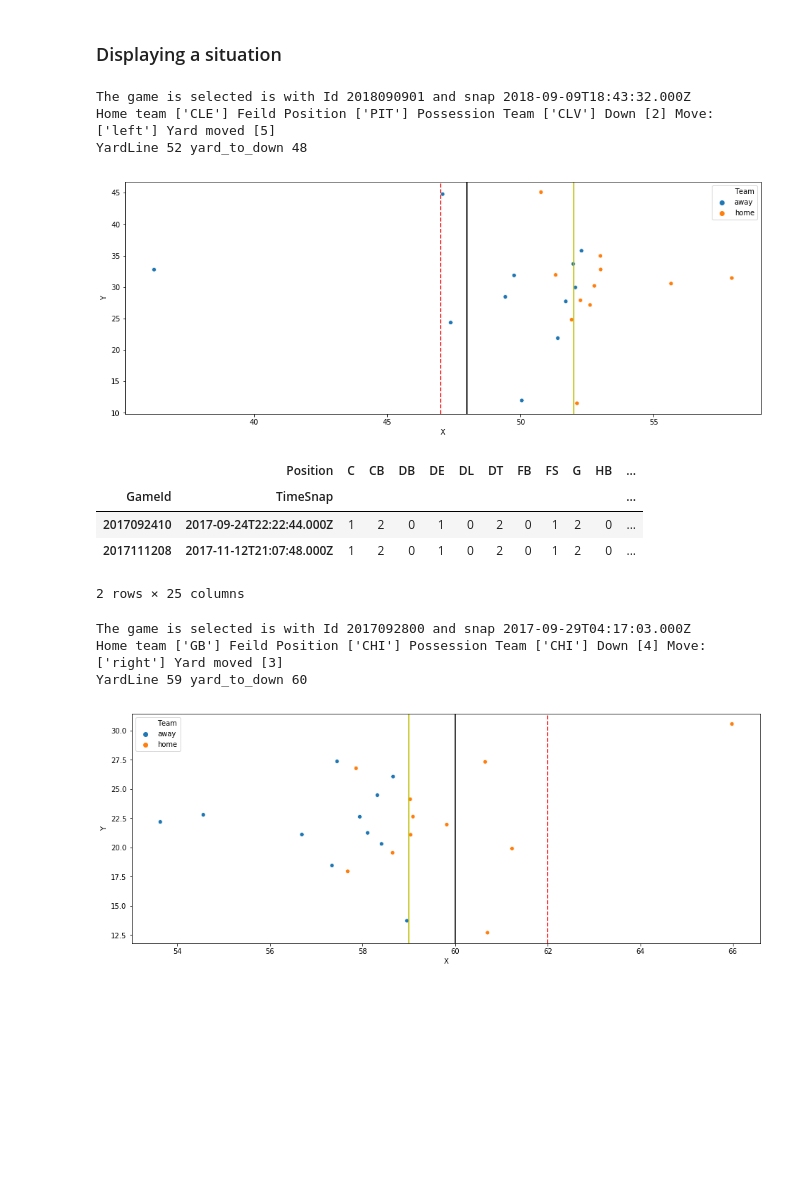
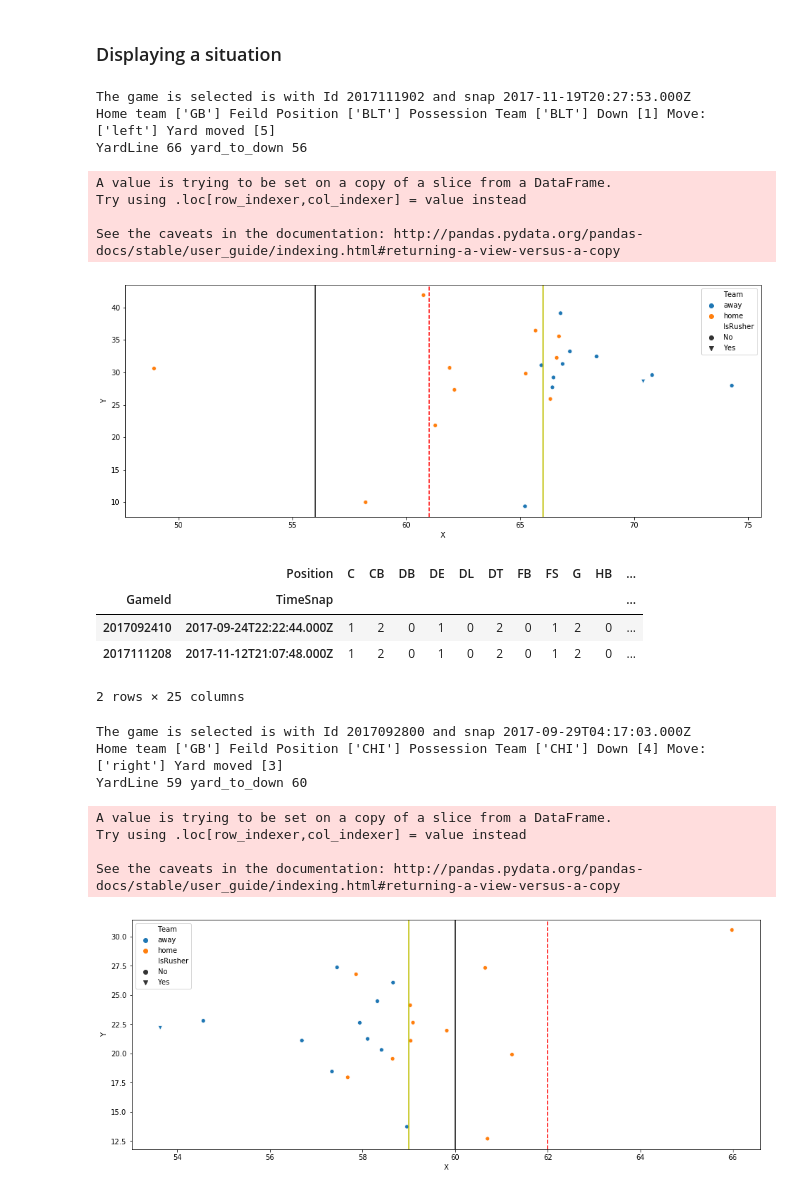
Before and after one commit to ejahanpour/NFL_prediction_Repo, a Jupyter notebook: models/understanding_data.ipynb, the cells around one changed output. Saved outputs shown, nothing was run; the diff lists cells and outputs as text; code cells hidden in the pictures; blank space fills up the shorter version.

```diff
--- a/models/understanding_data.ipynb
+++ b/models/understanding_data.ipynb
@@ -1,10 +1,13 @@
 # %%
 import pandas as pd
-import matplotlib.pyplot as plt
 from collections import Counter
 import seaborn as sns
+import matplotlib.pyplot as plt
+import sys
+import numpy as np
+repo_path = '/Users/ehsan/Desktop/NFL_prediction/'
 # %%
-dataset = pd.read_csv('/mnt/dataset/train.csv')
+dataset = pd.read_csv(repo_path+'datasets/train.csv')
 dataset.loc[dataset.FieldPosition == 'ARZ', 'FieldPosition'] = 'ARI'
 # %%
 print(dataset[:2].transpose())
@@ -81,38 +76,45 @@ TimeSnap = dataset[dataset.GameId == GameId]['TimeSnap'].sample().values[0]
 def plot_field(GameId, TimeSnap):
     filled_markers = ('o', 'v', '^', '<', '>', '8', 's', 'p', '*', 'h', 'H', 'D', 'd', 'P', 'X', '+', '-')
     plt.figure(figsize=(16, 6))
     print('The game is selected is with Id', GameId, 'and snap', TimeSnap)
     game_data = dataset[(dataset.GameId == GameId) & (dataset.TimeSnap == TimeSnap)]
+    game_data['IsRusher'] = np.where(game_data.NflIdRusher == game_data.NflId, 'Yes', 'No')
+#     print(game_data.columns)
     sns.scatterplot(x = 'X',
                    y = 'Y',
                    data = game_data,
                    hue = 'Team',
-    #                style = 'Position',
+                   style = 'IsRusher',
                    markers = filled_markers)
     YardLine = game_data.reset_index().YardLine[0] + 10 # The first 10 yard is the touch down area
     if (game_data.PossessionTeam.unique() != game_data.FieldPosition.unique() and game_data.PlayDirection.unique()[0] == 'right') or \
     (game_data.PossessionTeam.unique() == game_data.FieldPosition.unique() and game_data.PlayDirection.unique()[0] == 'left'):
         YardLine = 110 - game_data.reset_index().YardLine[0]
     # CenterPosition = game_data[game_data.Position == 'C']['X'].values[0]
     if game_data.PlayDirection.unique()[0] == 'right':
         Yard10 = YardLine + game_data.Distance.unique()[0]
         DownPosition = YardLine + game_data.Yards.unique()[0]
     else:
         Yard10 = YardLine - game_data.Distance.unique()[0]
         DownPosition = YardLine - game_data.Yards.unique()[0]
     print("Home team", game_data.HomeTeamAbbr.unique(), "Feild Position", game_data.FieldPosition.unique(), "Possession Team", game_data.PossessionTeam.unique(), "Down", game_data.Down.unique(),
          'Move:', game_data.PlayDirection.unique(), "Yard moved", game_data.Yards.unique())
     print('YardLine', YardLine, 'yard_to_down', Yard10)
     plt.axvline(YardLine, 0, 50, color = 'y')
     plt.axvline(Yard10, 0, 50, color = 'k')
     plt.axvline(DownPosition, 0, 50, color = 'r', linestyle = '--')
+    plt.show()
     # plt.axvline(CenterPosition, 0, 50, color = 'orange')
 plot_field(GameId, TimeSnap)
 # %% [output]
-The game is selected is with Id 2018090901 and snap 2018-09-09T18:43:32.000Z
-Home team ['CLE'] Feild Position ['PIT'] Possession Team ['CLV'] Down [2] Move: ['left'] Yard moved [5]
-YardLine 52 yard_to_down 48
+The game is selected is with Id 2017111902 and snap 2017-11-19T20:27:53.000Z
+Home team ['GB'] Feild Position ['BLT'] Possession Team ['BLT'] Down [1] Move: ['left'] Yard moved [5]
+YardLine 66 yard_to_down 56
+A value is trying to be set on a copy of a slice from a DataFrame.
+Try using .loc[row_indexer,col_indexer] = value instead
+
+See the caveats in the documentation: http://pandas.pydata.org/pandas-docs/stable/user_guide/indexing.html#returning-a-view-versus-a-copy
-[figure, old version]
+[figure, new version]
 # %%
 GameStrategy = dataset.groupby(['GameId', 'TimeSnap']).Position.value_counts().unstack(fill_value = 0)
 no_qb = GameStrategy[GameStrategy.QB == 0]
@@ -130,4 +132,8 @@ plot_field(GameId = 2017092800, TimeSnap='2017-09-29T04:17:03.000Z')
 The game is selected is with Id 2017092800 and snap 2017-09-29T04:17:03.000Z
 Home team ['GB'] Feild Position ['CHI'] Possession Team ['CHI'] Down [4] Move: ['right'] Yard moved [3]
 YardLine 59 yard_to_down 60
+A value is trying to be set on a copy of a slice from a DataFrame.
+Try using .loc[row_indexer,col_indexer] = value instead
+
+See the caveats in the documentation: http://pandas.pydata.org/pandas-docs/stable/user_guide/indexing.html#returning-a-view-versus-a-copy
-[figure, old version]
+[figure, new version]
```
Also changed, not shown: parts of 4 cells of this notebook, 8 other files.
